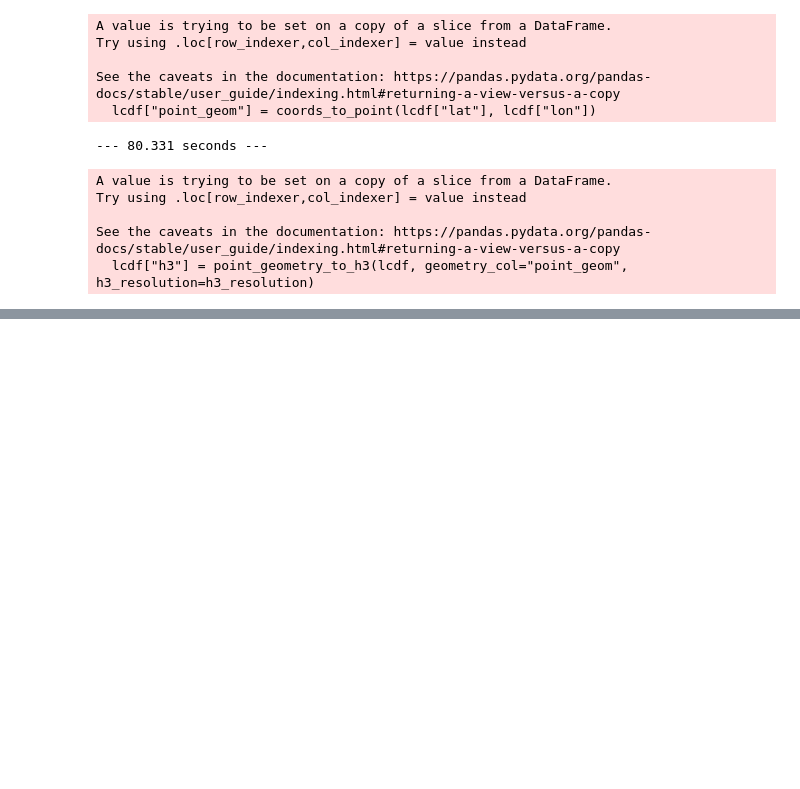
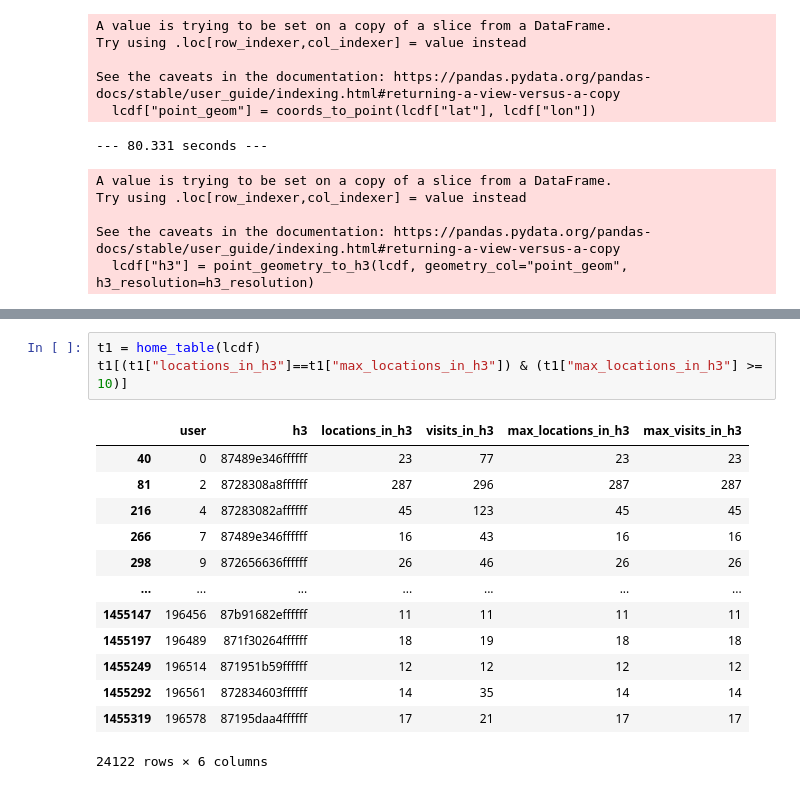
Before and after one commit to sandorjuhasz/gowalla_spatial_network, a Jupyter notebook: code/01_data_exploration.ipynb, the cells around one changed output, grey strips where cells are left out. Saved outputs shown, nothing was run; the diff lists cells and outputs as text; blank space fills up the shorter version.

```diff
--- a/code/01_data_exploration.ipynb
+++ b/code/01_data_exploration.ipynb
@@ -141,0 +166,17 @@ h3_selection
+# %%
+t1 = home_table(lcdf)
+t1[(t1["locations_in_h3"]==t1["max_locations_in_h3"]) & (t1["max_locations_in_h3"] >= 10)]
+# %% [output]
+|  | user | h3 | locations_in_h3 | visits_in_h3 | max_locations_in_h3 | max_visits_in_h3 |
+| 40 | 0 | 87489e346ffffff | 23 | 77 | 23 | 23 |
+| 81 | 2 | 8728308a8ffffff | 287 | 296 | 287 | 287 |
+| 216 | 4 | 87283082affffff | 45 | 123 | 45 | 45 |
+| 266 | 7 | 87489e346ffffff | 16 | 43 | 16 | 16 |
+| 298 | 9 | 872656636ffffff | 26 | 46 | 26 | 26 |
+| ... | ... | ... | ... | ... | ... | ... |
+| 1455147 | 196456 | 87b91682effffff | 11 | 11 | 11 | 11 |
+| 1455197 | 196489 | 871f30264ffffff | 18 | 19 | 18 | 18 |
+| 1455249 | 196514 | 871951b59ffffff | 12 | 12 | 12 | 12 |
+| 1455292 | 196561 | 872834603ffffff | 14 | 35 | 14 | 14 |
+| 1455319 | 196578 | 87195daa4ffffff | 17 | 21 | 17 | 17 |
+24122 rows × 6 columns
```
Also changed, not shown: parts of 6 cells of this notebook.
